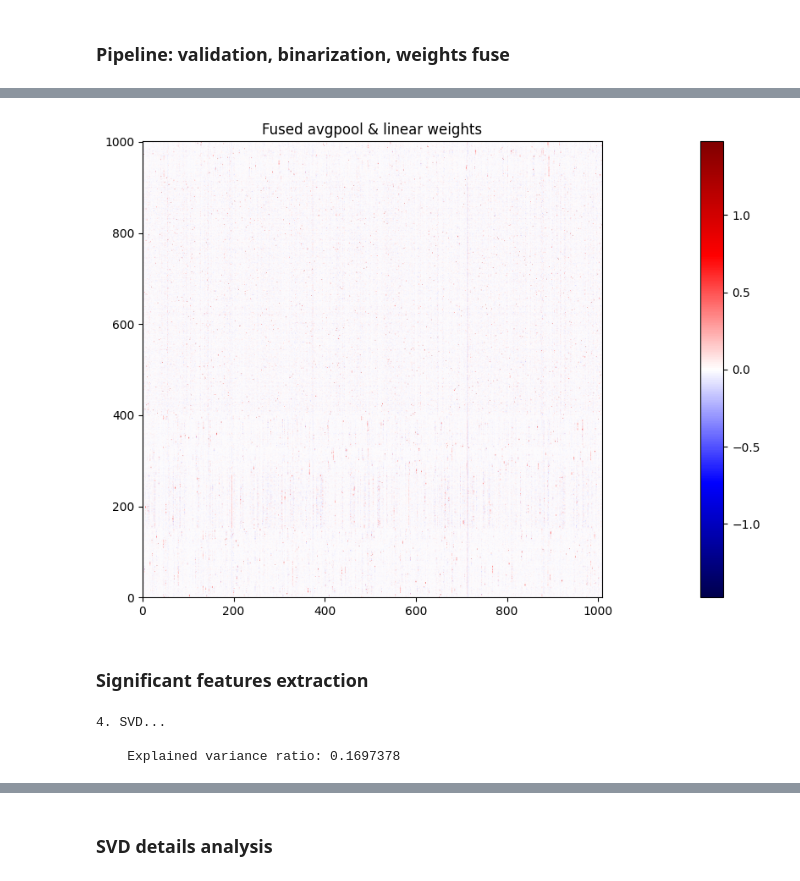
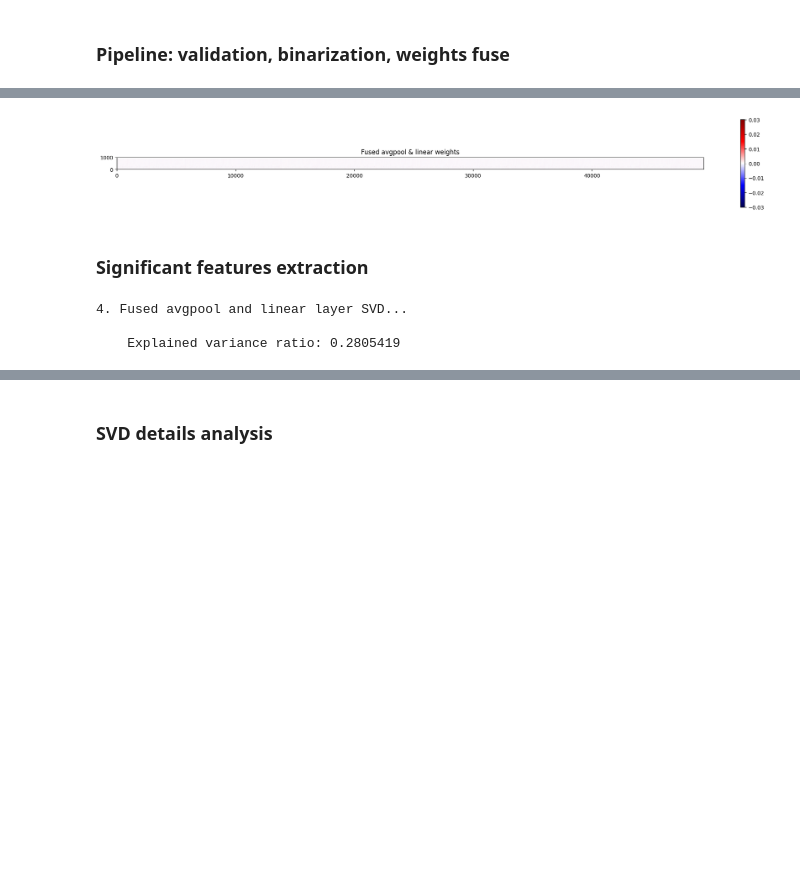
Before and after one commit to Ali-AliAli-Ali/binarize-inverse-interpret, a Jupyter notebook: regnetx_imagenet/bin_features_imagenet_no_fc_bin.ipynb, the cells around one changed output, grey strips where cells are left out. Saved outputs shown, nothing was run; the diff lists cells and outputs as text; code cells hidden in the pictures; blank space fills up the shorter version.

Commit message:
Fixed avgpool&fc fusing. Ruined the whole performance

```diff
--- a/regnetx_imagenet/bin_features_imagenet_no_fc_bin.ipynb
+++ b/regnetx_imagenet/bin_features_imagenet_no_fc_bin.ipynb
@@ -66,8 +66,8 @@ def plot_metric(trains: list,
 
 def centralize_colormap(values,
                         center: float = 0):
-    values_min = min(values)
-    values_max = max(values)
+    values_min = np.min(values)
+    values_max = np.max(values)
     border = max(abs(values_min), abs(values_max))
 
     return colors.TwoSlopeNorm(
@@ -421,7 +423,10 @@ print("    Fused weight matrix shape:", weights_fused.shape)  # [n_classes, 1008
 # %%
-plot_heatmap(weights_fused.cpu(), figsize=figsize_squared, title="Fused avgpool & linear weights")
+plot_heatmap(
+    weights_fused.cpu().numpy(),
+    title="Fused avgpool & linear weights"
+)
 # %% [output]
-[figure, old version]
+[figure, new version]
 # %% [markdown]
 ### Significant features extraction
 # %%
@@ -429,12 +434,12 @@ torch.manual_seed(seed)
 
 n_svd_components = 100
 
-print("\n4. SVD...\n")
+print("\n4. Fused avgpool and linear layer SVD...\n")
 svd = TruncatedSVD(n_components=n_svd_components, random_state=seed)
 weights_reduced = svd.fit_transform(weights_fused.cpu())
 print("    Explained variance ratio:", svd.explained_variance_ratio_.sum())
 # %% [output]
-4. SVD...
+4. Fused avgpool and linear layer SVD...
 
-    Explained variance ratio: 0.1697378
+    Explained variance ratio: 0.2805419
 # %%
```
Also changed, not shown: parts of 30 cells of this notebook.
